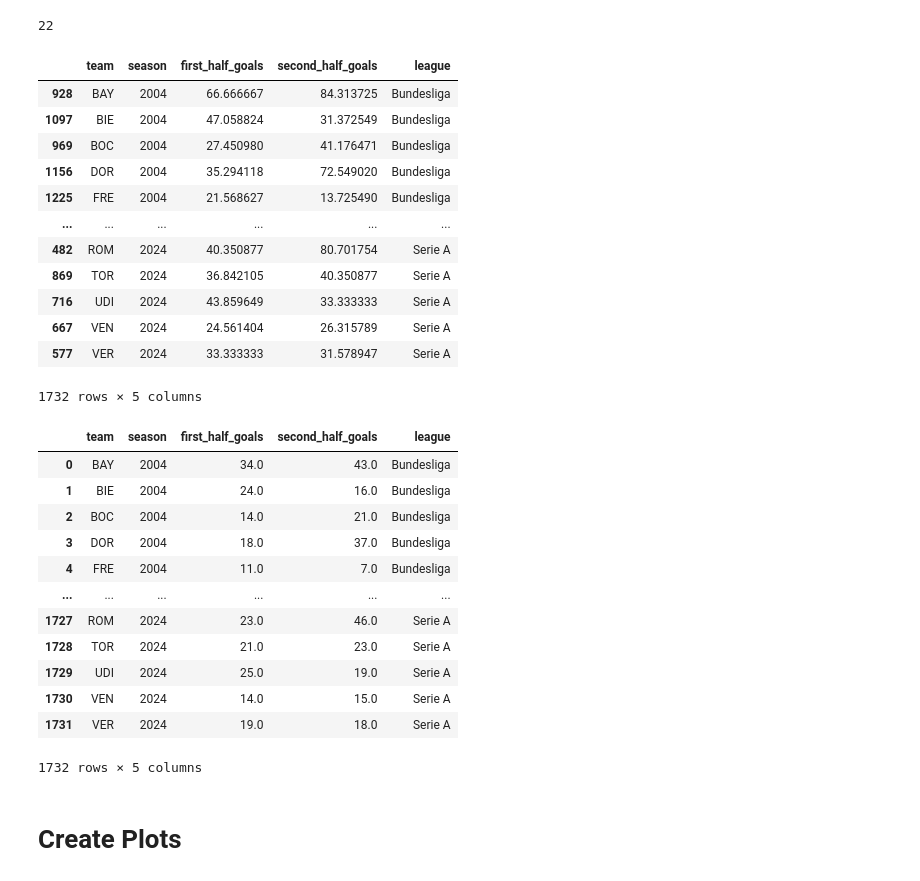
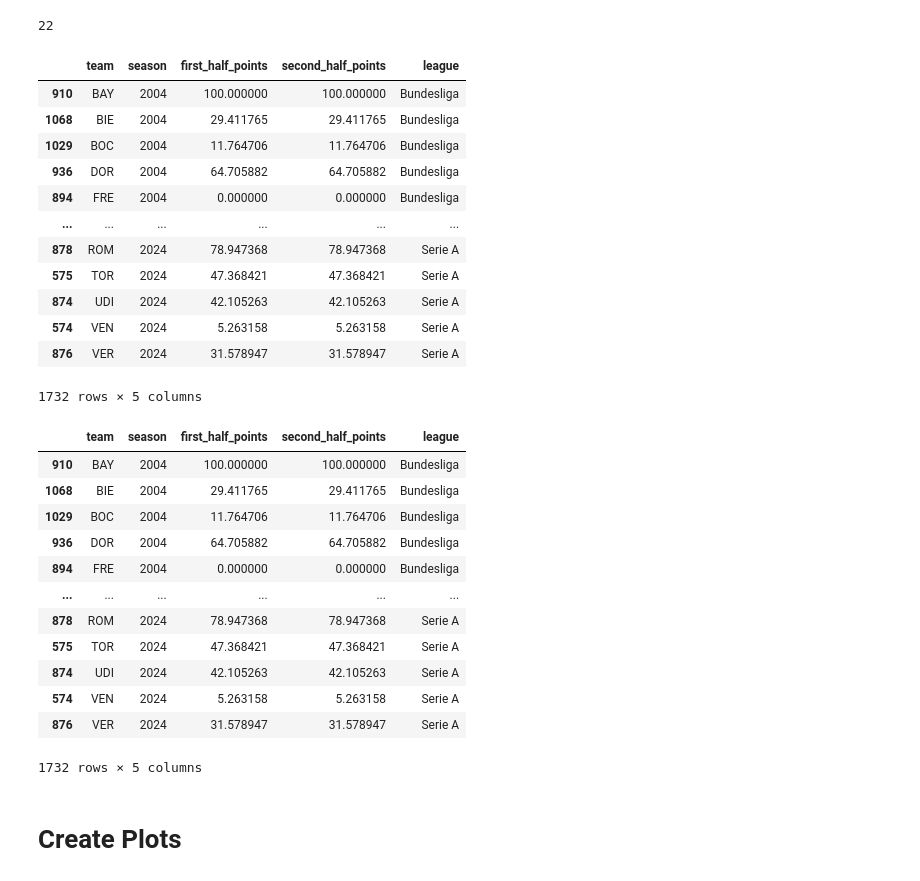
Before and after one commit to mikeyautorino2/skillvsluck, a Jupyter notebook: data/european_soccer/code/correlations.ipynb, the cells around one changed output. Drawn from its saved outputs; the diff is of its cells as text; code cells hidden in the pictures.

```diff
--- a/data/european_soccer/code/correlations.ipynb
+++ b/data/european_soccer/code/correlations.ipynb
@@ -80,9 +80,9 @@ Successfully loaded 4 leagues
 
 results = []
 def goal_calculation(team, games):
-    home_goals = games.loc[games["home_team"] == team, "home_team_points"].sum() #sum up every home games goals
-    away_goals = games.loc[games["away_team"] == team, "away_team_points"].sum() #sum up every away games goals
-    return home_goals + away_goals
+    home_points = games.loc[games["home_team"] == team, "home_team_points"].sum() #sum up every home games points
+    away_points = games.loc[games["away_team"] == team, "away_team_points"].sum() #sum up every away games points
+    return home_points + away_points
 
 
 def correlation(team,season, matches_played):
@@ -92,17 +92,19 @@ def correlation(team,season, matches_played):
     midpoint = len(df) // 2
     first_half = df.iloc[:midpoint]
     second_half = df.iloc[midpoint:]
-    first_half_goals = goal_calculation(team, first_half)
-    second_half_goals = goal_calculation(team, second_half)
-    first_half_goals = (first_half_goals/len(first_half))/ 3 * 100
-    second_half_goals = (second_half_goals/len(second_half)) / 3 * 100
-    dictionary= {"team": team, "season": season, "first_half_goals": first_half_goals, "second_half_goals": second_half_goals}
+    first_half_points = goal_calculation(team, first_half)
+    second_half_points = goal_calculation(team, second_half)
+    first_half_points = (first_half_points/len(first_half))/ 3 * 100
+    second_half_points = (second_half_points/len(second_half)) / 3 * 100
+    dictionary= {"team": team, "season": season, "first_half_points": first_half_points, "second_half_points": second_half_points}
 
     return dictionary
 
+skilled_leagues = pd.read_csv("/Users/joeyli/skillvsluck/data/european_soccer/csv/analysis/simulations/skill_based_simulations/skill_based_league.csv")
 
 for league in league_data:
-    df = league_data[league]
+    # df = league_data[league] normal leagues
+    df = skilled_leagues[skilled_leagues["league"] ==league].copy()
     unique_pairs = set(zip(df["season"], df["home_team"]))
     for season, team in unique_pairs:
         second=correlation(team, season, df)
@@ -112,37 +114,37 @@ allleagues = pd.DataFrame(results)
 allleagues=allleagues.sort_values(by = ["league", "season", "team"], ascending= True)
 # %%
 allleagues=allleagues.sort_values(by = ["league", "season", "team"], ascending= True)
-allleagues.to_csv("correlation_metrics.csv", index=False)
+allleagues.to_csv("skill_league_correlation_metrics.csv", index=False)
 allleagues
 # %% [output]
-|  | team | season | first_half_goals | second_half_goals | league |
-| 928 | BAY | 2004 | 66.666667 | 84.313725 | Bundesliga |
-| 1097 | BIE | 2004 | 47.058824 | 31.372549 | Bundesliga |
-| 969 | BOC | 2004 | 27.450980 | 41.176471 | Bundesliga |
-| 1156 | DOR | 2004 | 35.294118 | 72.549020 | Bundesliga |
-| 1225 | FRE | 2004 | 21.568627 | 13.725490 | Bundesliga |
+|  | team | season | first_half_points | second_half_points | league |
+| 910 | BAY | 2004 | 100.000000 | 100.000000 | Bundesliga |
+| 1068 | BIE | 2004 | 29.411765 | 29.411765 | Bundesliga |
+| 1029 | BOC | 2004 | 11.764706 | 11.764706 | Bundesliga |
+| 936 | DOR | 2004 | 64.705882 | 64.705882 | Bundesliga |
+| 894 | FRE | 2004 | 0.000000 | 0.000000 | Bundesliga |
 | ... | ... | ... | ... | ... | ... |
-| 482 | ROM | 2024 | 40.350877 | 80.701754 | Serie A |
-| 869 | TOR | 2024 | 36.842105 | 40.350877 | Serie A |
-| 716 | UDI | 2024 | 43.859649 | 33.333333 | Serie A |
-| 667 | VEN | 2024 | 24.561404 | 26.315789 | Serie A |
-| 577 | VER | 2024 | 33.333333 | 31.578947 | Serie A |
+| 878 | ROM | 2024 | 78.947368 | 78.947368 | Serie A |
+| 575 | TOR | 2024 | 47.368421 | 47.368421 | Serie A |
+| 874 | UDI | 2024 | 42.105263 | 42.105263 | Serie A |
+| 574 | VEN | 2024 | 5.263158 | 5.263158 | Serie A |
+| 876 | VER | 2024 | 31.578947 | 31.578947 | Serie A |
 1732 rows × 5 columns
 # %%
 allleagues
 # %% [output]
-|  | team | season | first_half_goals | second_half_goals | league |
-| 0 | BAY | 2004 | 34.0 | 43.0 | Bundesliga |
-| 1 | BIE | 2004 | 24.0 | 16.0 | Bundesliga |
-| 2 | BOC | 2004 | 14.0 | 21.0 | Bundesliga |
-| 3 | DOR | 2004 | 18.0 | 37.0 | Bundesliga |
-| 4 | FRE | 2004 | 11.0 | 7.0 | Bundesliga |
+|  | team | season | first_half_points | second_half_points | league |
+| 910 | BAY | 2004 | 100.000000 | 100.000000 | Bundesliga |
+| 1068 | BIE | 2004 | 29.411765 | 29.411765 | Bundesliga |
+| 1029 | BOC | 2004 | 11.764706 | 11.764706 | Bundesliga |
+| 936 | DOR | 2004 | 64.705882 | 64.705882 | Bundesliga |
+| 894 | FRE | 2004 | 0.000000 | 0.000000 | Bundesliga |
 | ... | ... | ... | ... | ... | ... |
-| 1727 | ROM | 2024 | 23.0 | 46.0 | Serie A |
-| 1728 | TOR | 2024 | 21.0 | 23.0 | Serie A |
-| 1729 | UDI | 2024 | 25.0 | 19.0 | Serie A |
-| 1730 | VEN | 2024 | 14.0 | 15.0 | Serie A |
-| 1731 | VER | 2024 | 19.0 | 18.0 | Serie A |
+| 878 | ROM | 2024 | 78.947368 | 78.947368 | Serie A |
+| 575 | TOR | 2024 | 47.368421 | 47.368421 | Serie A |
+| 874 | UDI | 2024 | 42.105263 | 42.105263 | Serie A |
+| 574 | VEN | 2024 | 5.263158 | 5.263158 | Serie A |
+| 876 | VER | 2024 | 31.578947 | 31.578947 | Serie A |
 1732 rows × 5 columns
 # %% [markdown]
 # Create Plots
```
Also changed, not shown: parts of 1 cell of this notebook, 25 other files.
